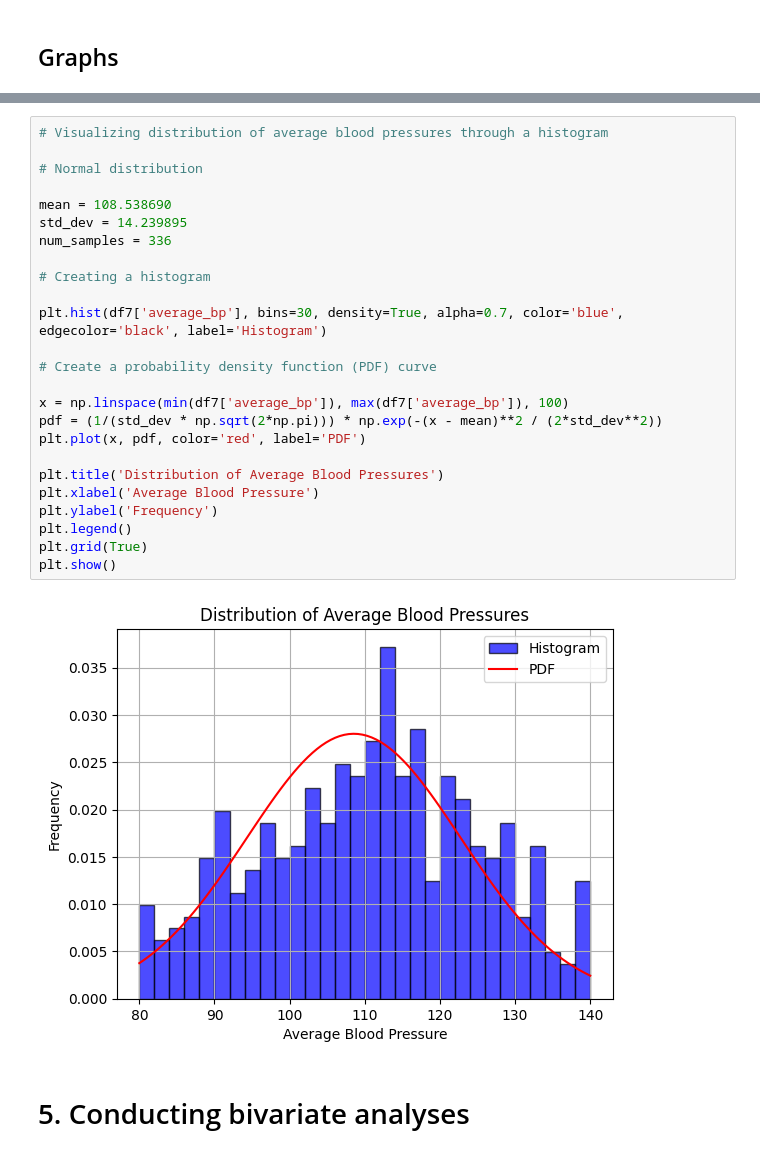
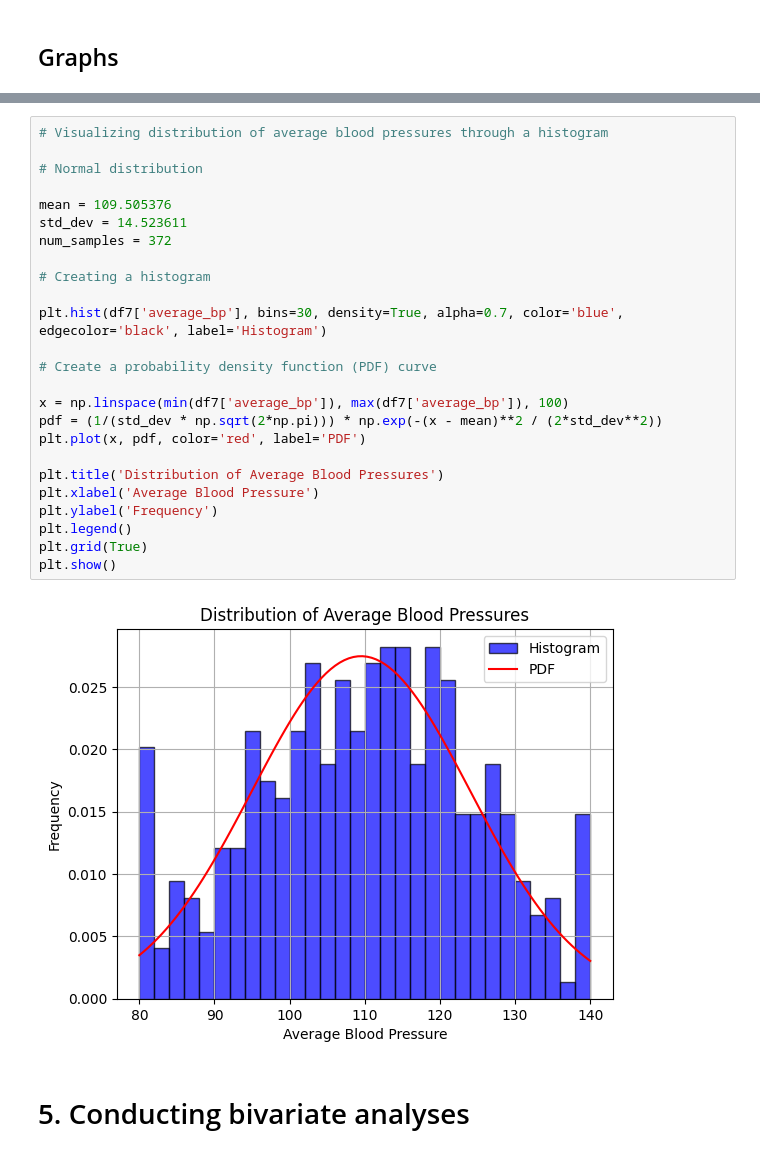
Before and after one commit to Beczheng/datasci_3_eda, a Jupyter notebook: HHA_507_HW_3.ipynb, the cells around one changed output, grey strips where cells are left out. Cells and saved outputs as stored; diff of their text form.

```diff
--- a/HHA_507_HW_3.ipynb
+++ b/HHA_507_HW_3.ipynb
@@ -349,30 +349,30 @@ plt.show()
 # %%
 # Visualizing distribution of average blood pressures through a histogram
 
 # Normal distribution
 
-mean = 108.538690
-std_dev = 14.239895
-num_samples = 336
+mean = 109.505376
+std_dev = 14.523611
+num_samples = 372
 
 # Creating a histogram
 
 plt.hist(df7['average_bp'], bins=30, density=True, alpha=0.7, color='blue', edgecolor='black', label='Histogram')
 
 # Create a probability density function (PDF) curve
 
 x = np.linspace(min(df7['average_bp']), max(df7['average_bp']), 100)
 pdf = (1/(std_dev * np.sqrt(2*np.pi))) * np.exp(-(x - mean)**2 / (2*std_dev**2))
 plt.plot(x, pdf, color='red', label='PDF')
 
 plt.title('Distribution of Average Blood Pressures')
 plt.xlabel('Average Blood Pressure')
 plt.ylabel('Frequency')
 plt.legend()
 plt.grid(True)
 plt.show()
 # %% [output]
-[figure, old version]
+[figure, new version]
 # %% [markdown]
 # 5. Conducting bivariate analyses
 # %% [markdown]
```
Also changed, not shown: parts of 20 cells of this notebook.
